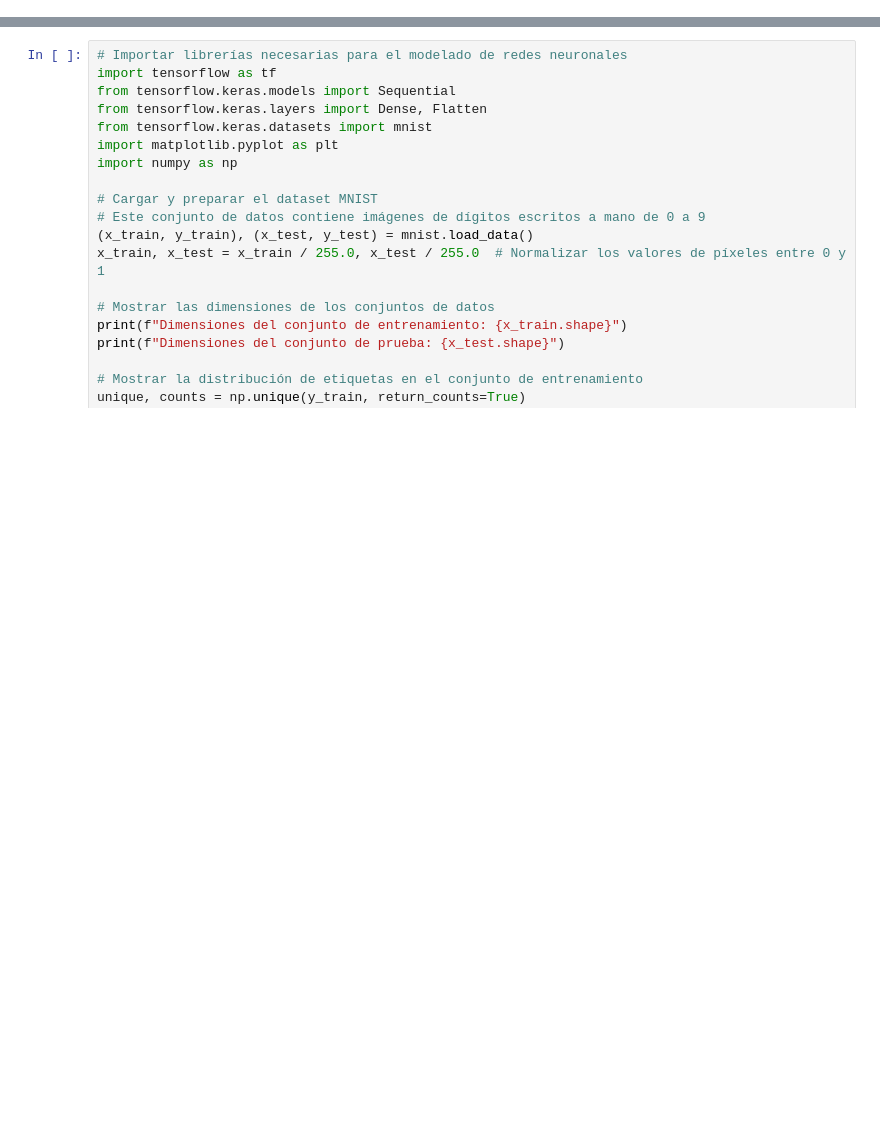
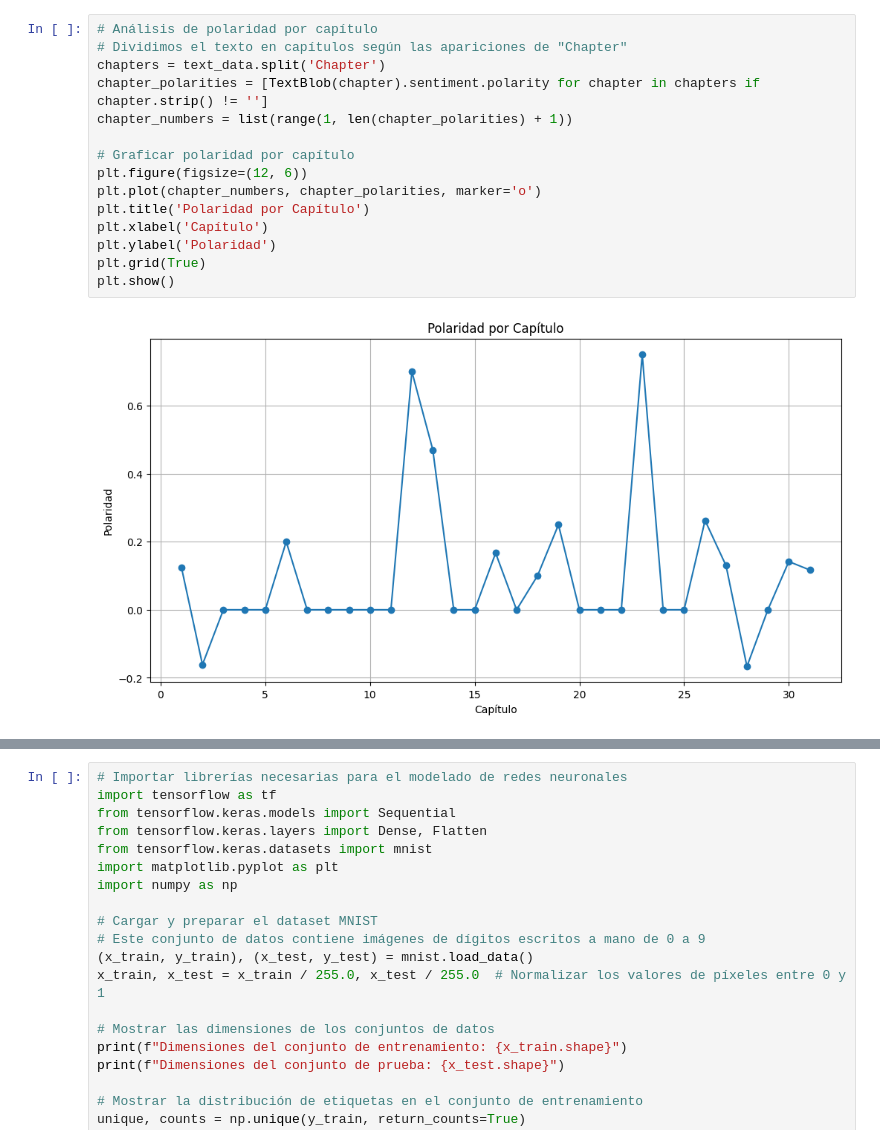
Before and after one commit to PillB/CoderhouseDL3, a Jupyter notebook: ProjectoFinal+Illescas.ipynb, the cells around one changed output, grey strips where cells are left out. Saved outputs shown, nothing was run; the diff lists cells and outputs as text; blank space fills up the shorter version.

```diff
--- a/ProjectoFinal+Illescas.ipynb
+++ b/ProjectoFinal+Illescas.ipynb
@@ -65,0 +121,17 @@ print(df.head())
+# %%
+# Análisis de polaridad por capítulo
+# Dividimos el texto en capítulos según las apariciones de "Chapter"
+chapters = text_data.split('Chapter')
+chapter_polarities = [TextBlob(chapter).sentiment.polarity for chapter in chapters if chapter.strip() != '']
+chapter_numbers = list(range(1, len(chapter_polarities) + 1))
+
+# Graficar polaridad por capítulo
+plt.figure(figsize=(12, 6))
+plt.plot(chapter_numbers, chapter_polarities, marker='o')
+plt.title('Polaridad por Capítulo')
+plt.xlabel('Capítulo')
+plt.ylabel('Polaridad')
+plt.grid(True)
+plt.show()
+# %% [output]
+[figure, added]
```
Also changed, not shown: parts of 8 cells of this notebook.
